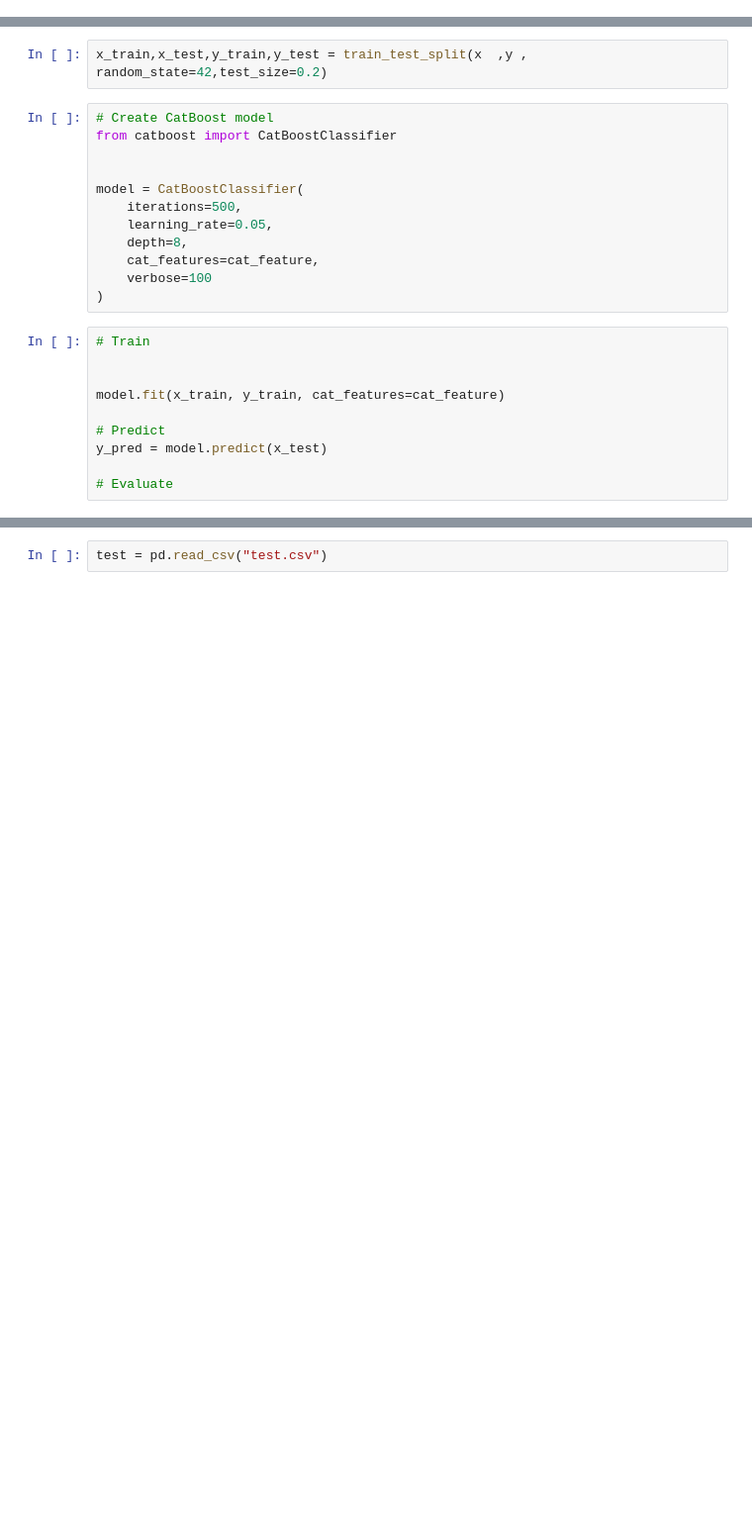
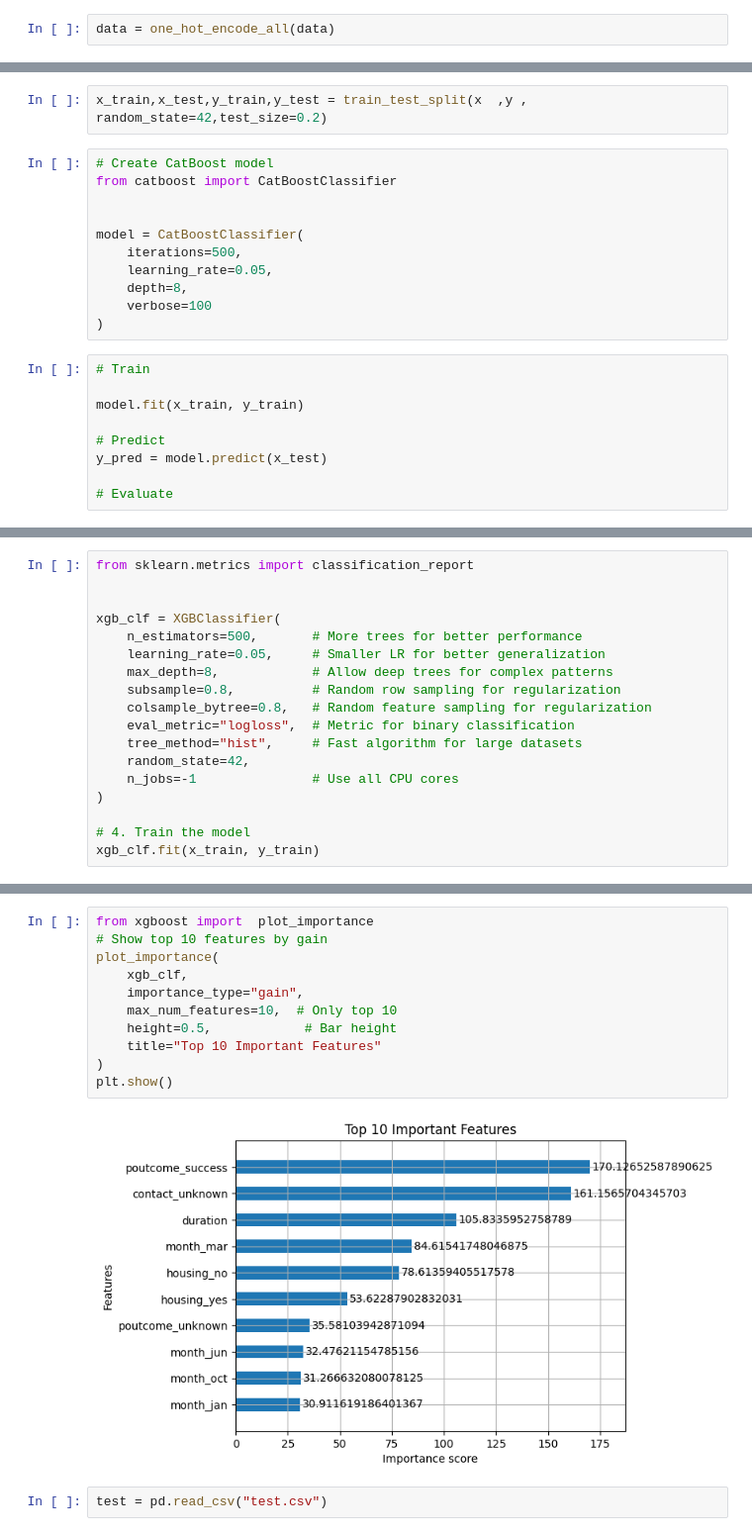
Before and after one commit to mahdiiafshari/kaggle-datasets, a Jupyter notebook: Binary Classification with a Bank Dataset/Binary Classification with a Bank Dataset.ipynb, the cells around one changed output, grey strips where cells are left out. Shown at 99% size. Drawn from its saved outputs; the diff is of its cells as text; blank space fills up the shorter version.

Commit message:
EXT : xgboost classifire

```diff
--- a/Binary Classification with a Bank Dataset/Binary Classification with a Bank Dataset.ipynb
+++ b/Binary Classification with a Bank Dataset/Binary Classification with a Bank Dataset.ipynb
@@ -110,0 +121,2 @@ This is count of values for y: length: 2 | values: [0 1]
+# %%
+data = one_hot_encode_all(data)
@@ -124,14 +152,12 @@ model = CatBoostClassifier(
     iterations=500,
     learning_rate=0.05,
     depth=8,
-    cat_features=cat_feature,
     verbose=100
 )
 # %%
 # Train
 
-
-model.fit(x_train, y_train, cat_features=cat_feature)
+model.fit(x_train, y_train)
 
 # Predict
 y_pred = model.predict(x_test)
@@ -147,0 +173,18 @@ NameError: name 'accuracy_score' is not defined
+# %%
+from sklearn.metrics import classification_report
+
+
+xgb_clf = XGBClassifier(
+    n_estimators=500,       # More trees for better performance
+    learning_rate=0.05,     # Smaller LR for better generalization
+    max_depth=8,            # Allow deep trees for complex patterns
+    subsample=0.8,          # Random row sampling for regularization
+    colsample_bytree=0.8,   # Random feature sampling for regularization
+    eval_metric="logloss",  # Metric for binary classification
+    tree_method="hist",     # Fast algorithm for large datasets
+    random_state=42,
+    n_jobs=-1               # Use all CPU cores
+)
+
+# 4. Train the model
+xgb_clf.fit(x_train, y_train)
@@ -148,3 +219,16 @@ NameError: name 'accuracy_score' is not defined
+# %%
+from xgboost import  plot_importance
+# Show top 10 features by gain
+plot_importance(
+    xgb_clf,
+    importance_type="gain",
+    max_num_features=10,  # Only top 10
+    height=0.5,            # Bar height
+    title="Top 10 Important Features"
+)
+plt.show()
+# %% [output]
+[figure, added]
 # %%
 test = pd.read_csv("test.csv")
 # %%
```
Also changed, not shown: parts of 8 cells of this notebook, 1 other file.
